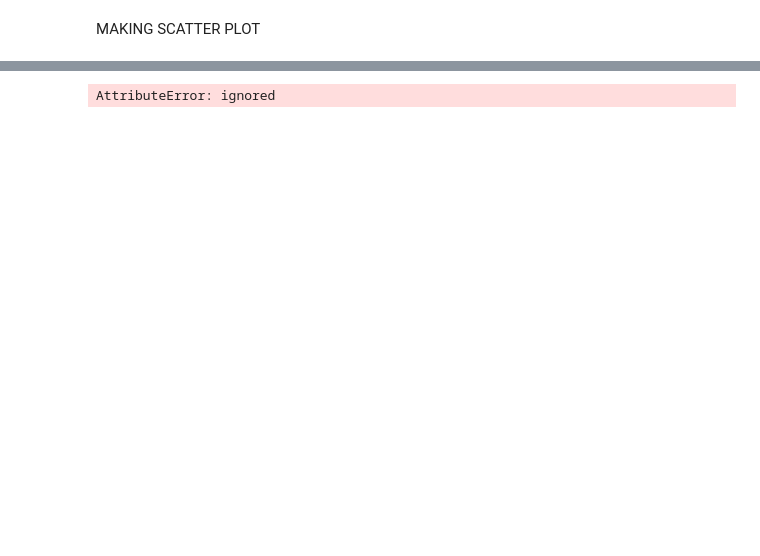
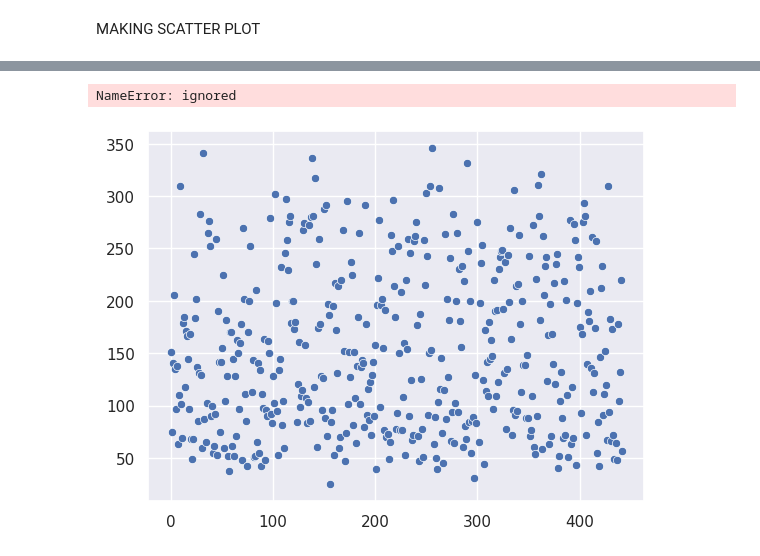
Before and after one commit to GRACENGARI/CODE2, a Jupyter notebook: LINEAR_REGRESSION.ipynb, the cells around one changed output, grey strips where cells are left out. Saved outputs shown, nothing was run; the diff lists cells and outputs as text; code cells hidden in the pictures; blank space fills up the shorter version.

```diff
--- a/LINEAR_REGRESSION.ipynb
+++ b/LINEAR_REGRESSION.ipynb
@@ -195,5 +212,6 @@ NameError: ignored
 # %%
-sns.seaborn(Y)(Y_test,Y_pred,marker='a')
+sns.scatterplot(Y), (Y_test, Y_pred, Marker=='a')
 # %% [output]
-AttributeError: ignored
+NameError: ignored
+[figure, added]
 # %%
```
Also changed, not shown: parts of 6 cells of this notebook.
